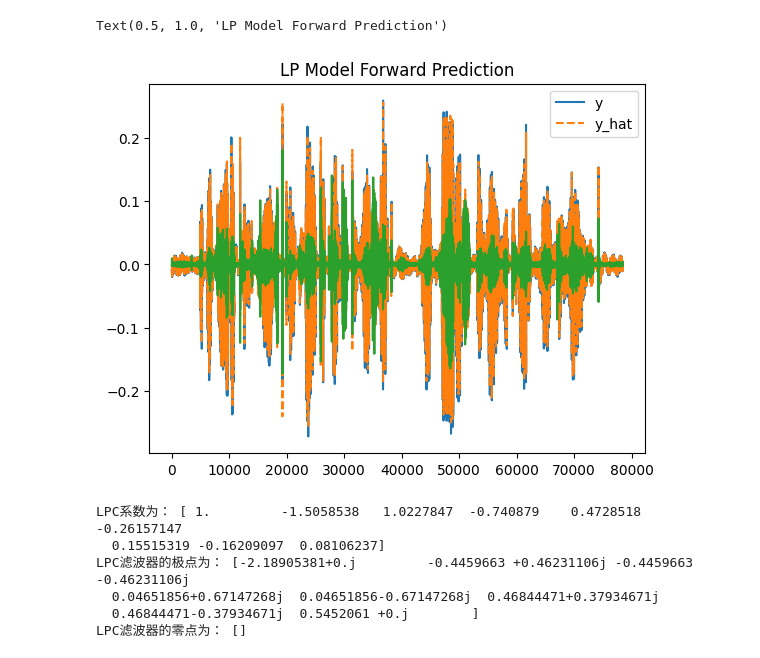
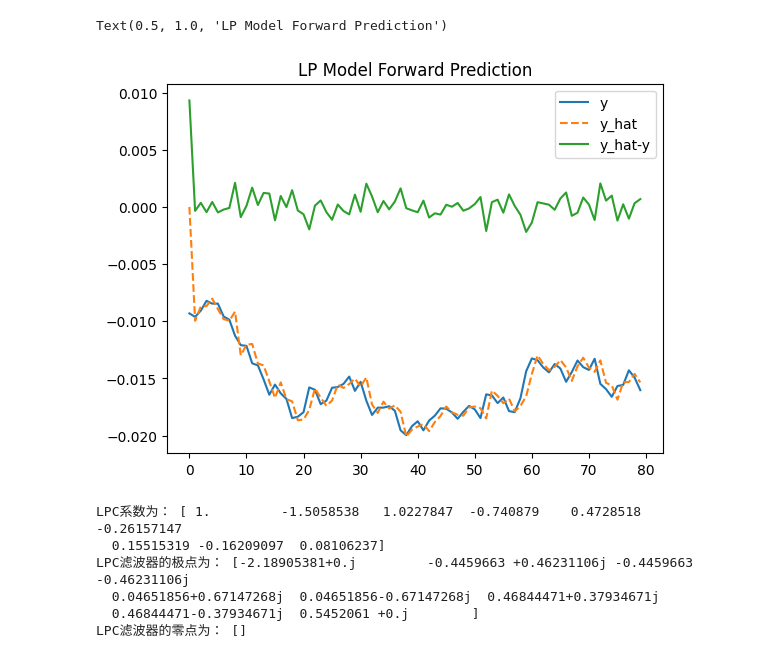
Before and after one commit to ZJUshine/Micro-privacy, a Jupyter notebook: LPC.ipynb, the cells around one changed output. Saved outputs shown, nothing was run; the diff lists cells and outputs as text; code cells hidden in the pictures.

```diff
--- a/lpc-torch/LPC.ipynb
+++ b/LPC.ipynb
@@ -1,24 +1,25 @@
 # %%
 import matplotlib.pyplot as plt
 import scipy
 import numpy as np
 import librosa
 import soundfile
 y, sr = soundfile.read("61-70968-0000.flac")
 sr = 16000
-a = librosa.lpc(y, order=2)
+y = y[0:80]
+a = librosa.lpc(y, order=10)
 b = np.hstack([[0], -1 * a[1:]])
 y_hat = scipy.signal.lfilter(b, [1], y)
 soundfile.write('61-70968-0000_lpc.wav', y_hat, sr)
 fig, ax = plt.subplots()
 ax.plot(y)
 ax.plot(y_hat, linestyle='--')
 ax.plot(y_hat-y)
-ax.legend(['y', 'y_hat'])
+ax.legend(['y', 'y_hat', 'y_hat-y'])
 ax.set_title('LP Model Forward Prediction')
 # %% [output]
 Text(0.5, 1.0, 'LP Model Forward Prediction')
-[figure, old version]
+[figure, new version]
 # %%
 ## 音频共振峰并画图
 import librosa
```
Also changed, not shown: 2 other files.
